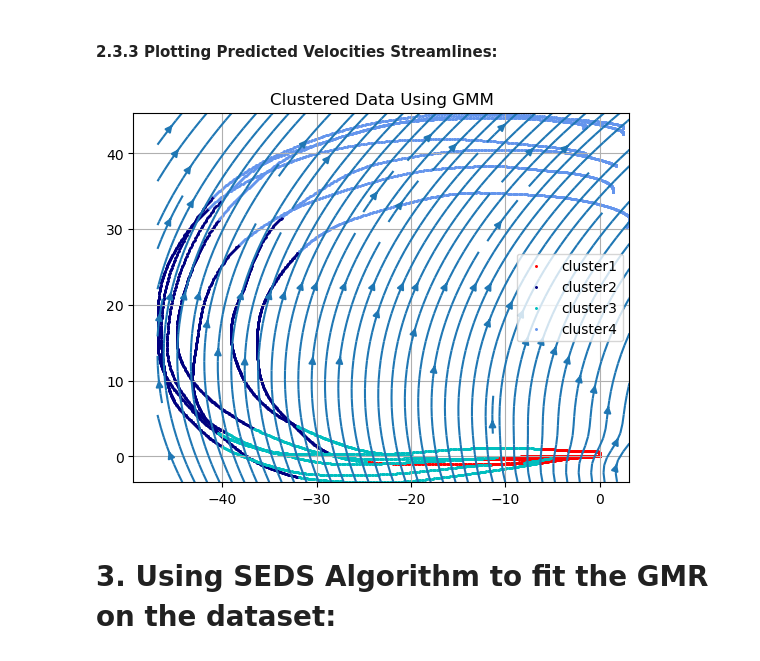
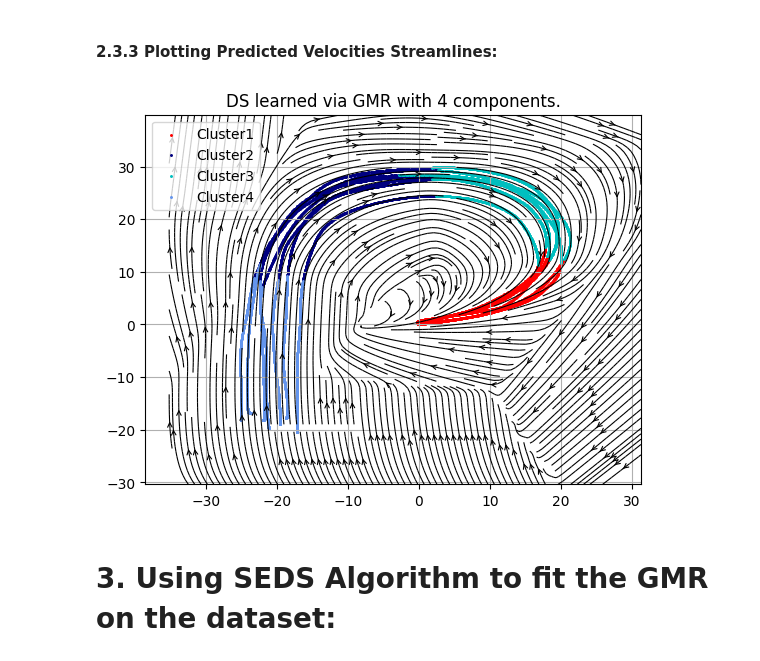
Before and after one commit to vbwanere/SEDS-in-Python, a Jupyter notebook: examples/GMR.ipynb, the cells around one changed output. Drawn from its saved outputs; the diff is of its cells as text; code cells hidden in the pictures.

```diff
--- a/examples/GMR.ipynb
+++ b/examples/GMR.ipynb
@@ -177,5 +177,5 @@ def get_traj_data(trajectory_name = 'Sine'):
 
     return traj_dynamics
 # %%
-traj_dynamics = get_traj_data('CShape')
+traj_dynamics = get_traj_data('PShape')
 # plt.scatter(angle_dynamics[:, 0], angle_dynamics[:, 1], c='r', marker = '.', s=0.8)
@@ -206,8 +214,8 @@ def pred_vel(trajectory_name = 'Sine', grid_size = 50):
     y_start, y_end = traj_dynamics[:, 1].min(), traj_dynamics[:, 1].max()
 
     # Generate the grid dataset using np.linspace
-    x = np.linspace(x_start, x_end, grid_size)
-    y = np.linspace(y_start, y_end, grid_size)
+    x = np.linspace(x_start-10, x_end+10, grid_size)
+    y = np.linspace(y_start-10, y_end+10, grid_size)
 
     # Create a meshgrid from the x and y values
     x_grid, y_grid = np.meshgrid(x, y)
@@ -220,7 +228,7 @@ def pred_vel(trajectory_name = 'Sine', grid_size = 50):
     test_pos = np.column_stack((x_dataset, y_dataset))
 
     # predict velocity using gmr:
-    pred_vel = gmm.predict(np.array([2, 3]), test_pos)
+    pred_vel = gmm.predict(np.array([0, 1]), test_pos)
 
     # u component of velocity
     pred_vel_u = pred_vel[:, 0].reshape(x_grid.shape)
@@ -230,7 +238,7 @@ def pred_vel(trajectory_name = 'Sine', grid_size = 50):
 
     return [x_grid, y_grid, pred_vel_u, pred_vel_v]
 # %%
-pos_vel = pred_vel('CShape')
+pos_vel = pred_vel('PShape')
 # %% [markdown]
 #### 2.3.3 Plotting Predicted Velocities Streamlines:
 # %%
@@ -256,35 +264,36 @@ def plot_gmm(mean, cov, color='k'):
 # %%
 # color for each component:
 color_iter_data = itertools.cycle(["red", "navy", "c", "cornflowerblue", "gold",\
     "darkorange", "green", "blue", "purple", "pink"])
 
 # color for Gaussian ellipses:
 color_iter_gmm = itertools.cycle(["green", "yellow", "black", "cornflowerblue", "gold"])
 
 
 # plt.figure(figsize=(10, 10))
 fig, ax = plt.subplots()
 # plotting clustered datapoints for each component in loop:
 for i in range(gmm.n_components):
     ax.scatter(traj_dynamics[:, :2][traj_k == i, 0],\
         traj_dynamics[:, :2][traj_k == i, 1], s=5,\
-        c=next(color_iter_data), marker='.', label='cluster' + str(i + 1))
+        c=next(color_iter_data), marker='.', label='Cluster' + str(i + 1))
 
 # plotting Gaussian ellipses for each component in a loop:
 # for i in range(gmm.n_components):
     # ellipse = plot_gmm(gmm.means[i], gmm.covariances[i], color=next(color_iter_gmm))
     # ax.add_patch(ellipse)
 
 # plottin streamlines for predicted velocities:
-ax.streamplot(pos_vel[0], pos_vel[1], pos_vel[2], pos_vel[3], density=1.3)
+ax.streamplot(pos_vel[0], pos_vel[1], pos_vel[2], pos_vel[3],\
+    density=2.5, linewidth=0.8, color='k', arrowsize=0.8, arrowstyle='->')
 
-plt.title('Clustered Data Using GMM')
-plt.legend(scatterpoints=1)
+plt.title('DS learned via GMR with ' + str(gmm.n_components) + ' components.')
+plt.legend(loc = 'upper left', fontsize=10)
 plt.grid()
 
 plt.show()
 # %% [output]
-[figure, old version]
+[figure, new version]
 # %% [markdown]
 # 3. Using SEDS Algorithm to fit the GMR on the dataset:
 # %% [markdown]
```
Also changed, not shown: parts of 20 cells of this notebook.
